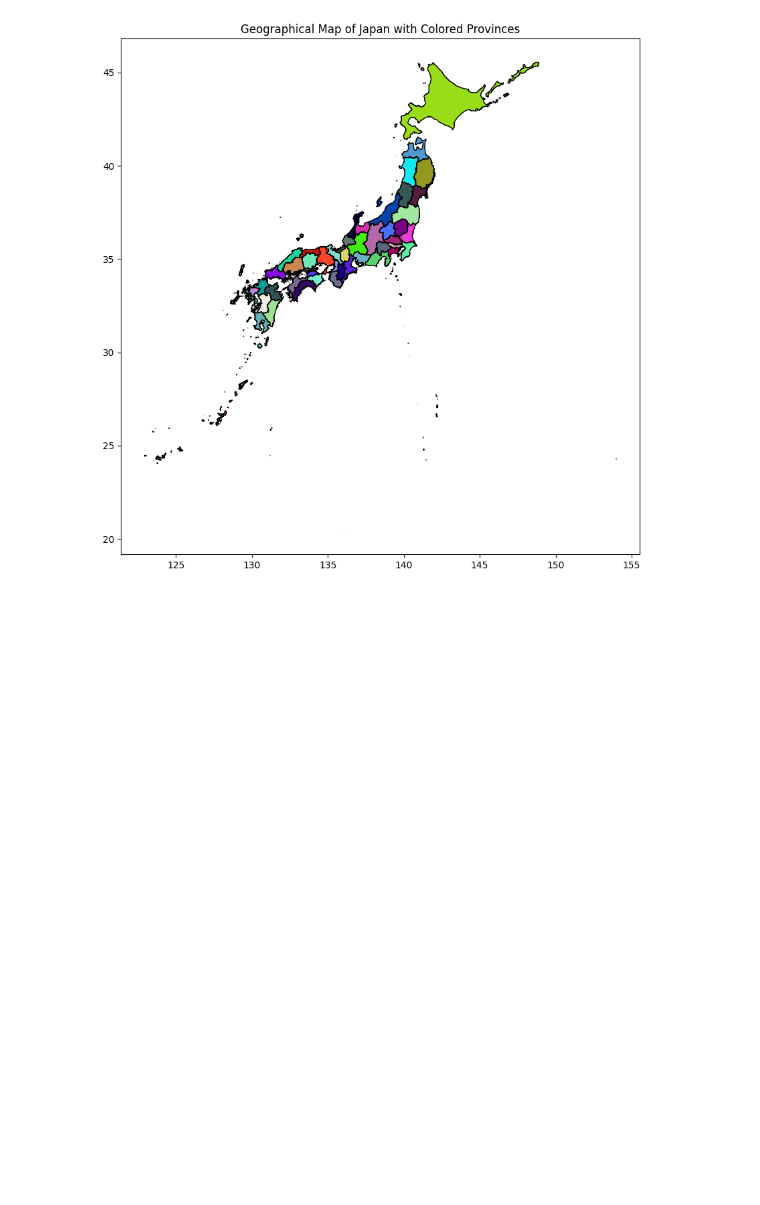
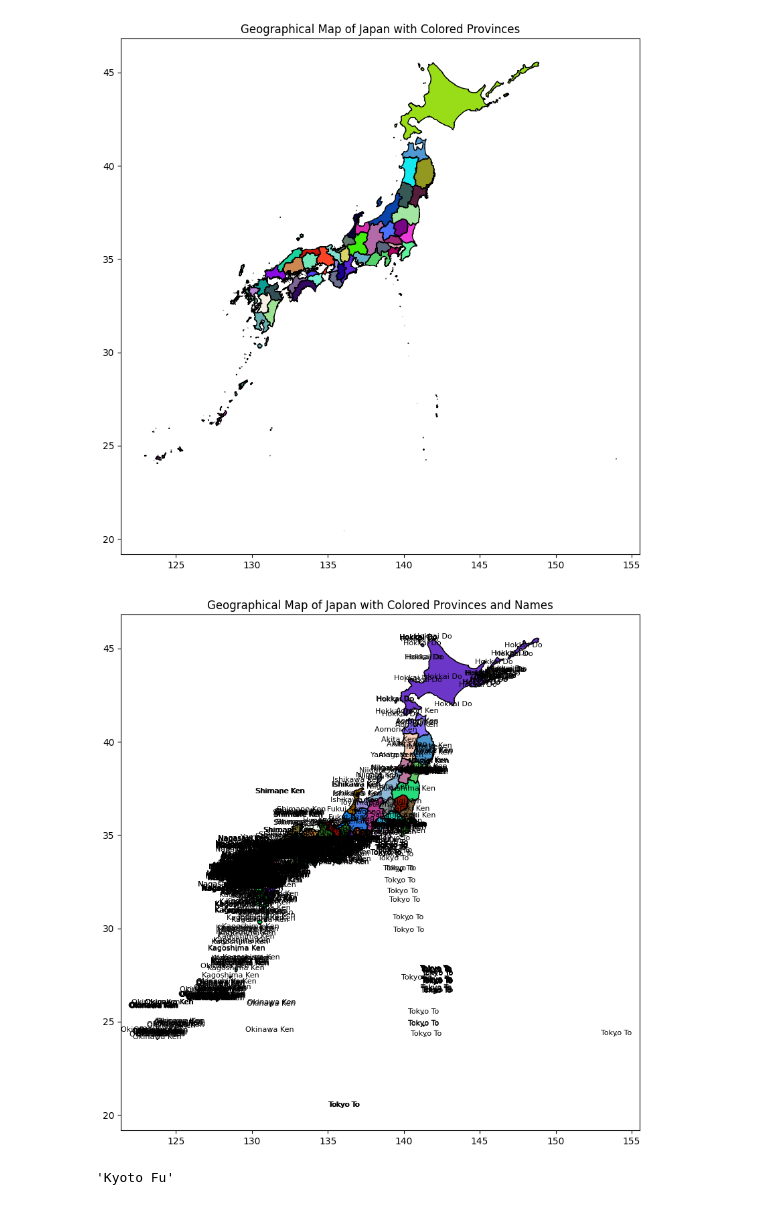
Before and after one commit to rafaseto/japan-life-expectancy, a Jupyter notebook: geoson_test.ipynb, the cells around one changed output. Drawn from its saved outputs; the diff is of its cells as text; code cells hidden in the pictures; blank space fills up the shorter version.

Commit message:
access the name of the prefectures in the japan.geoson file
In the geoson_test.ipynb jupyter notebook add the code to access the name of the prefectures in the japan.geoson file.

```diff
--- a/geoson_test.ipynb
+++ b/geoson_test.ipynb
@@ -122,3 +122,54 @@ ax.set_title('Geographical Map of Japan with Colored Provinces')
 plt.show()
 # %% [output]
 [figure]
+# %%
+from shapely.geometry import shape, Polygon, MultiPolygon
+import json
+import matplotlib.pyplot as plt
+import random
+
+# Função para converter geometrias do GeoJSON para Shapely
+def convert_geometries(geojson_data):
+    geometries = []
+    names = []
+    for feature in geojson_data['features']:
+        geometries.append(shape(feature['geometry']))
+        names.append(feature['properties']['nam'])  # Supondo que o nome da província esteja na propriedade 'name'
+    return geometries, names
+
+# Função para gerar cores aleatórias
+def generate_random_color():
+    return "#{:06x}".format(random.randint(0, 0xFFFFFF))
+
+# Carregar o arquivo GeoJSON
+file_path = 'japan.geojson'
+with open(file_path, 'r', encoding='utf-8') as f:
+    geojson_data = json.load(f)
+
+# Converter geometrias e obter nomes
+geometries, names = convert_geometries(geojson_data)
+
+# Atribuir cores às províncias
+colors = [generate_random_color() for _ in geometries]
+
+# Plotar as geometrias com cores diferentes e adicionar os nomes
+fig, ax = plt.subplots(figsize=(10, 10))
+for geom, color, name in zip(geometries, colors, names):
+    if isinstance(geom, Polygon):
+        x, y = geom.exterior.xy
+        ax.fill(x, y, color=color, edgecolor='k')
+        # Adicionar o nome no centro do polígono
+        centroid = geom.centroid
+        ax.text(centroid.x, centroid.y, name, fontsize=8, ha='center')
+    elif isinstance(geom, MultiPolygon):
+        for poly in geom.geoms:
+            x, y = poly.exterior.xy
+            ax.fill(x, y, color=color, edgecolor='k')
+            # Adicionar o nome no centro do polígono
+            centroid = poly.centroid
+            ax.text(centroid.x, centroid.y, name, fontsize=8, ha='center')
+
+ax.set_title('Geographical Map of Japan with Colored Provinces and Names')
+plt.show()
+# %% [output]
+[figure, added]
@@ -124,0 +181,4 @@ plt.show()
+# %%
+geojson_data['features'][0]['properties']['nam']
+# %% [output]
+'Kyoto Fu'
```
Also changed, not shown: parts of 2 cells of this notebook.
